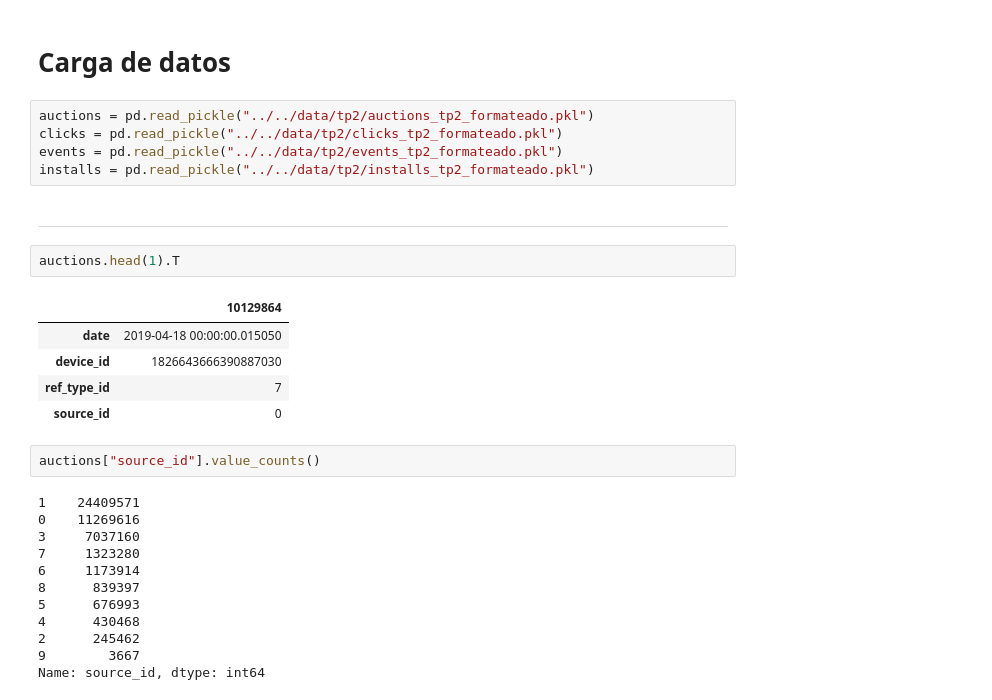
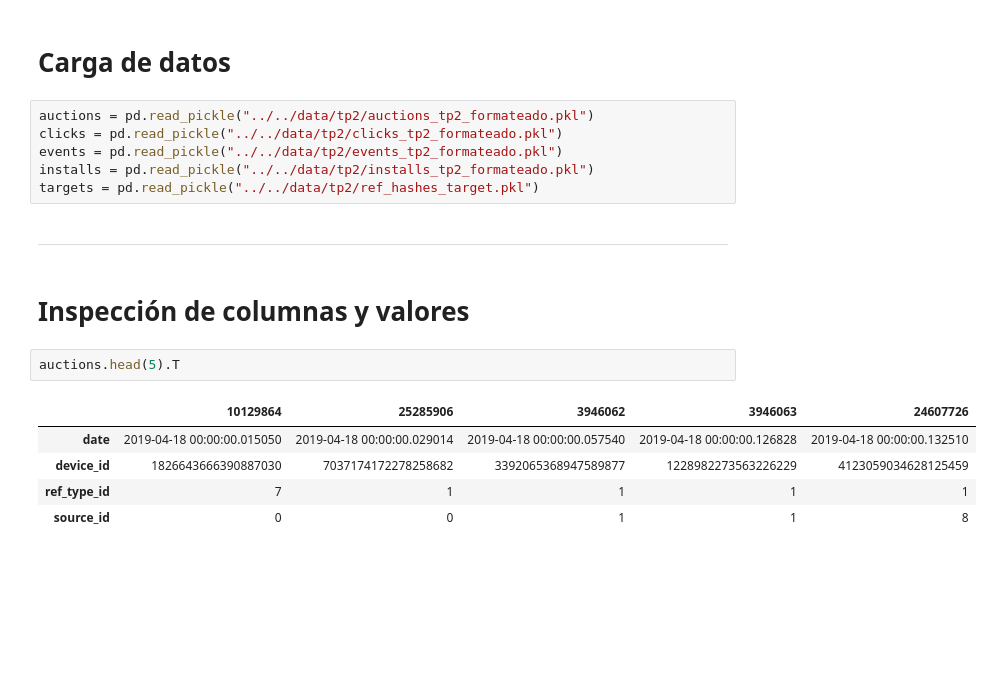
Before and after one commit to mateoicalvo/7506, a Jupyter notebook: tp2/limpieza/joins.ipynb, the cells around one changed output. Cells and saved outputs as stored; diff of their text form; blank space fills up the shorter version.

```diff
--- a/tp2/limpieza/joins.ipynb
+++ b/tp2/limpieza/joins.ipynb
@@ -12,28 +12,17 @@ auctions = pd.read_pickle("../../data/tp2/auctions_tp2_formateado.pkl")
 clicks = pd.read_pickle("../../data/tp2/clicks_tp2_formateado.pkl")
 events = pd.read_pickle("../../data/tp2/events_tp2_formateado.pkl")
 installs = pd.read_pickle("../../data/tp2/installs_tp2_formateado.pkl")
+targets = pd.read_pickle("../../data/tp2/ref_hashes_target.pkl")
 # %% [markdown]
 ***
+# %% [markdown]
+# Inspección de columnas y valores
 # %%
-auctions.head(1).T
+auctions.head(5).T
 # %% [output]
-|  | 10129864 |
-| date | 2019-04-18 00:00:00.015050 |
-| device_id | 1826643666390887030 |
-| ref_type_id | 7 |
-| source_id | 0 |
+|  | 10129864 | 25285906 | 3946062 | 3946063 | 24607726 |
+| date | 2019-04-18 00:00:00.015050 | 2019-04-18 00:00:00.029014 | 2019-04-18 00:00:00.057540 | 2019-04-18 00:00:00.126828 | 2019-04-18 00:00:00.132510 |
+| device_id | 1826643666390887030 | 7037174172278258682 | 3392065368947589877 | 1228982273563226229 | 4123059034628125459 |
+| ref_type_id | 7 | 1 | 1 | 1 | 1 |
+| source_id | 0 | 0 | 1 | 1 | 8 |
-# %%
-auctions["source_id"].value_counts()
-# %% [output]
-1    24409571
-0    11269616
-3     7037160
-7     1323280
-6     1173914
-8      839397
-5      676993
-4      430468
-2      245462
-9        3667
-Name: source_id, dtype: int64
 # %%
```
Also changed, not shown: parts of 29 cells of this notebook.
